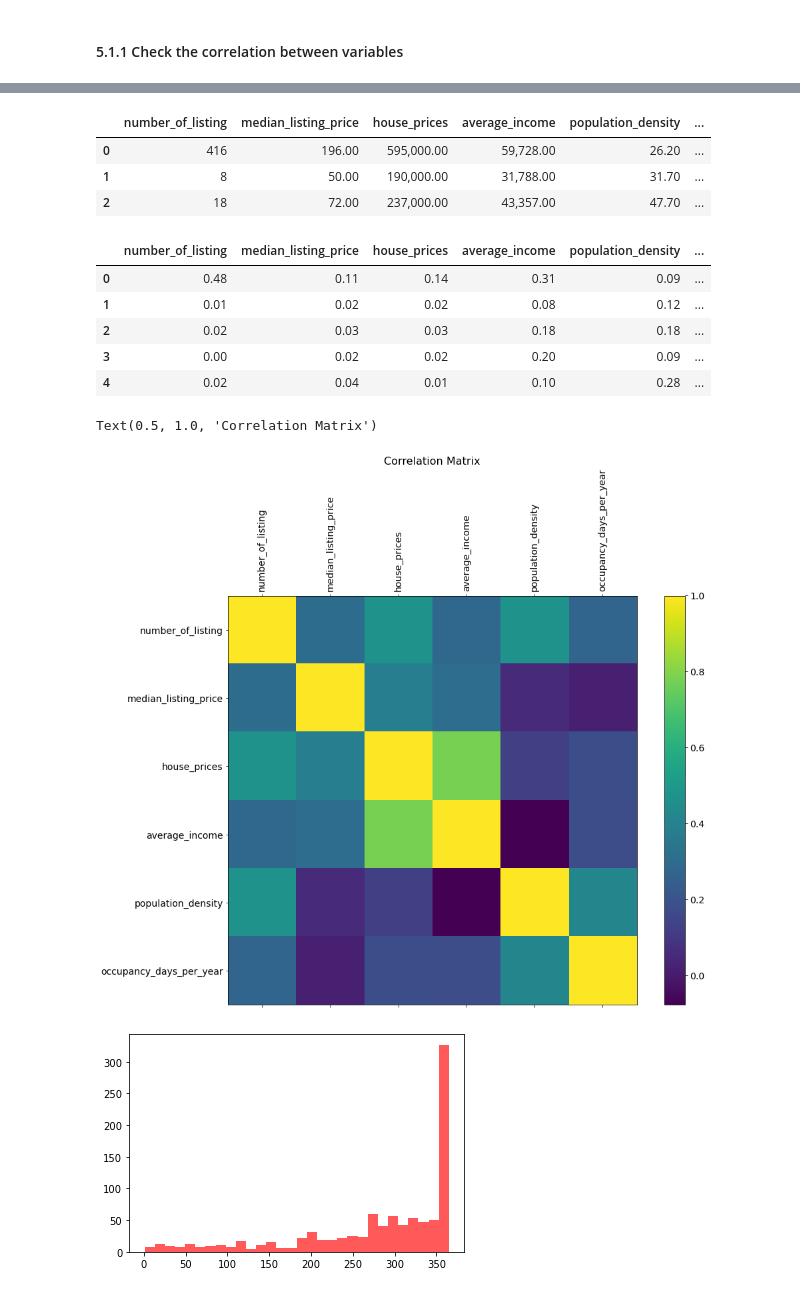
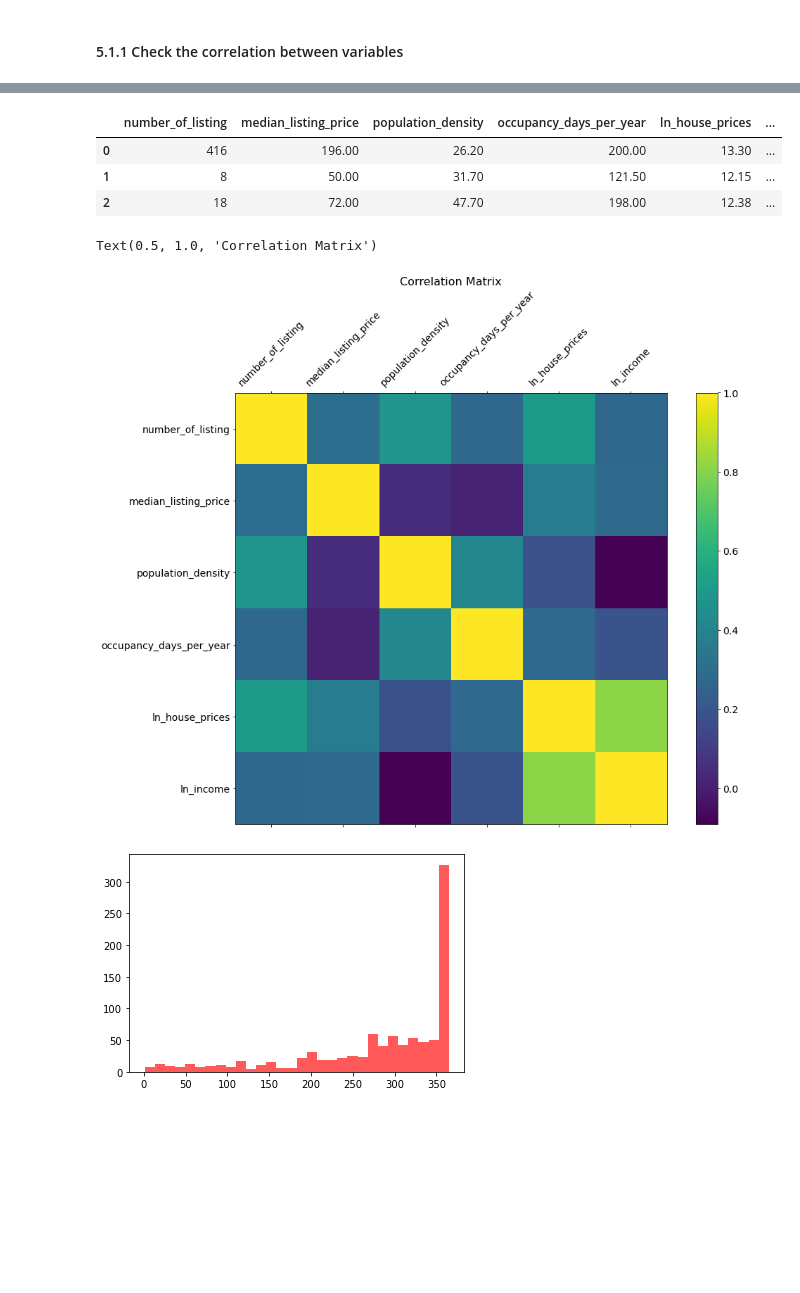
Before and after one commit to hansenwgn/FSDS_group_smartcityzen, a Jupyter notebook: fsds_group_smartcityzen.ipynb, the cells around one changed output, grey strips where cells are left out. Cells and saved outputs as stored; diff of their text form; code cells hidden in the pictures; blank space fills up the shorter version.

```diff
--- a/fsds_group_smartcityzen.ipynb
+++ b/fsds_group_smartcityzen.ipynb
@@ -460,0 +483,7 @@ comb3.head(3)
+# %%
+#rearranging columns neatly
+df_raw = comb3[['msoa_code', 'msoa_name', 'number_of_listing',
+                'median_listing_price', 'house_prices', 'average_income',
+                'population_density', 'occupancy_days_per_year']]
+#checking df_raw
+df_raw.head(3)
@@ -460,0 +498,13 @@ comb3.head(3)
+# %%
+#copy df_raw data into df_reg
+df_reg = df_raw.copy()
+# %%
+# add columns of ln income and ln house prices
+df_reg['ln_house_prices'] = np.log(df_reg['house_prices'])
+df_reg['ln_income'] = np.log(df_reg['average_income'])
+
+#drop average income and house prices columns
+df_reg.drop(columns=['house_prices', 'average_income'], inplace=True)
+
+#check output
+df_reg.head(3)
@@ -479,41 +565,26 @@ cormat = comb3.drop(['msoa_code', 'msoa_name'], axis=1)
-# %%
-cormat.head(3)
-# %% [output]
-|  | number_of_listing | median_listing_price | house_prices | average_income | population_density | ... |
-| 0 | 416 | 196.00 | 595,000.00 | 59,728.00 | 26.20 | ... |
-| 1 | 8 | 50.00 | 190,000.00 | 31,788.00 | 31.70 | ... |
-| 2 | 18 | 72.00 | 237,000.00 | 43,357.00 | 47.70 | ... |
-# %%
-# standardise cormat
-
-from sklearn.preprocessing import MinMaxScaler
-mms = MinMaxScaler()
-
-data_standardised = cormat.copy()
-for c in cormat.columns.values:
-    data_standardised[c] = mms.fit_transform(cormat[c].values.reshape(-1,1))
-data_standardised.head()
-# %% [output]
-|  | number_of_listing | median_listing_price | house_prices | average_income | population_density | ... |
-| 0 | 0.48 | 0.11 | 0.14 | 0.31 | 0.09 | ... |
-| 1 | 0.01 | 0.02 | 0.02 | 0.08 | 0.12 | ... |
-| 2 | 0.02 | 0.03 | 0.03 | 0.18 | 0.18 | ... |
-| 3 | 0.00 | 0.02 | 0.02 | 0.20 | 0.09 | ... |
-| 4 | 0.02 | 0.04 | 0.01 | 0.10 | 0.28 | ... |
+# %%
+#creating df for correlation, mainly dropping msoa code and name from df_reg
+df_corr = df_reg.copy(deep=True)
+df_corr = df_corr.drop(columns=['msoa_code', 'msoa_name'])
+df_corr.head(3)
+# %% [output]
+|  | number_of_listing | median_listing_price | population_density | occupancy_days_per_year | ln_house_prices | ... |
+| 0 | 416 | 196.00 | 26.20 | 200.00 | 13.30 | ... |
+| 1 | 8 | 50.00 | 31.70 | 121.50 | 12.15 | ... |
+| 2 | 18 | 72.00 | 47.70 | 198.00 | 12.38 | ... |
 # %%
 # Correlation Matrix
-
 plt.rcParams["axes.grid"] = False
 f = plt.figure(figsize=(15, 11))
-plt.matshow(cormat.corr(), fignum=f.number)
-plt.xticks(range(cormat.shape[1]), cormat.columns, fontsize=14, rotation=90)
-plt.yticks(range(cormat.shape[1]), cormat.columns, fontsize=14)
+plt.matshow(df_reg.corr(), fignum=f.number)
+plt.xticks(range(df_corr.shape[1]), df_corr.columns, fontsize=14, rotation=45)
+plt.yticks(range(df_corr.shape[1]), df_corr.columns, fontsize=14)
 cb = plt.colorbar()
 cb.ax.tick_params(labelsize=14)
 plt.title('Correlation Matrix', fontsize=16)
 # %% [output]
 Text(0.5, 1.0, 'Correlation Matrix')
-[figure, old version]
+[figure, new version]
 # %%
 # Check distribution plot
 
```
Also changed, not shown: parts of 81 cells of this notebook.
